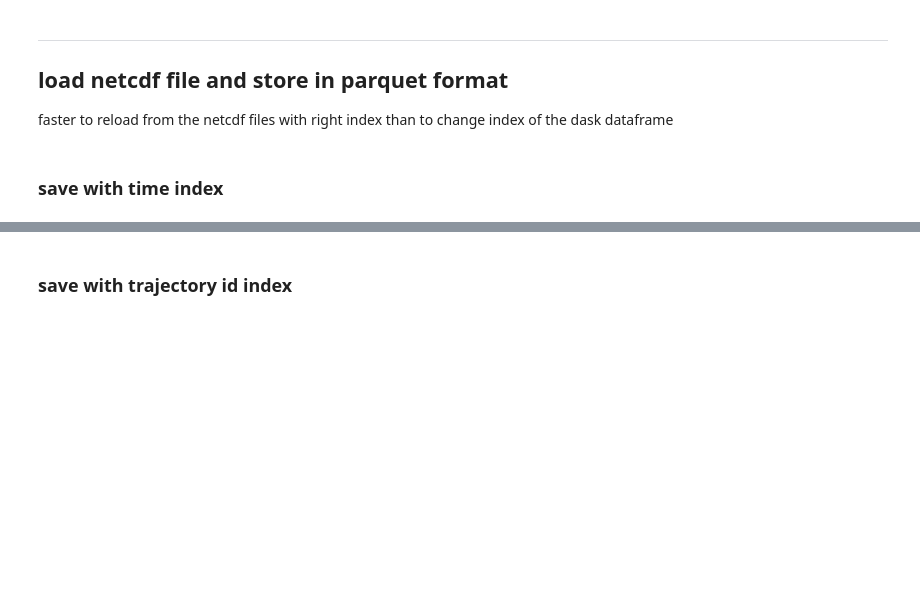
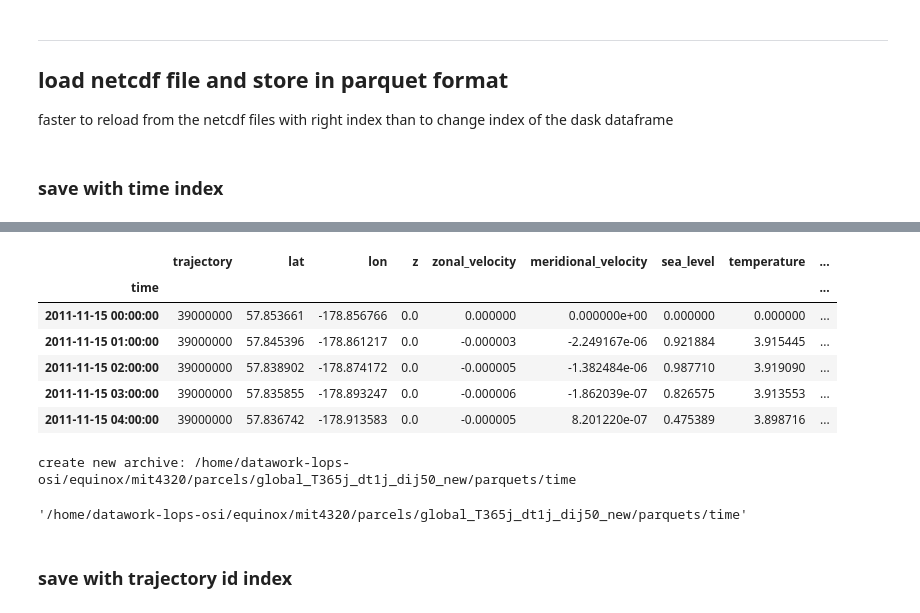
Before and after one commit to apatlpo/mit_equinox, a Jupyter notebook: parcels/parcel_distributed.ipynb, the cells around one changed output, grey strips where cells are left out. Saved outputs shown, nothing was run; the diff lists cells and outputs as text; code cells hidden in the pictures; blank space fills up the shorter version.

```diff
--- a/parcels/parcel_distributed.ipynb
+++ b/parcels/parcel_distributed.ipynb
@@ -369,12 +371,15 @@ plt.colorbar()
 ---
 ## load netcdf file and store in parquet format
 faster to reload from the netcdf files with right index than to change index of the dask dataframe
+# %%
+root_dir = '/home/datawork-lops-osi/equinox/mit4320/parcels/'
+run_name = 'global_T365j_dt1j_dij50_new'
 # %%
 ds, dirs = pa.load_logs(root_dir, run_name)
 # %% [markdown]
 ### save with time index
 # %%
 %%time
-df = pa.load_nc(dirs["run"], index='time')
-pa.store_parquet(dirs["parquets"], df, index='time', overwrite=True)
+df = pa.load_nc(dirs["run"], index='time', persist=True)
+#pa.store_parquet(dirs["parquets"], df, index='time', overwrite=True)
 # %% [output]
@@ -385,0 +388,15 @@ Wall time: 4min 38s
+# %%
+df.head()
+# %% [output]
+|  | trajectory | lat | lon | z | zonal_velocity | meridional_velocity | sea_level | temperature | ... |
+| time |  |  |  |  |  |  |  |  | ... |
+| 2011-11-15 00:00:00 | 39000000 | 57.853661 | -178.856766 | 0.0 | 0.000000 | 0.000000e+00 | 0.000000 | 0.000000 | ... |
+| 2011-11-15 01:00:00 | 39000000 | 57.845396 | -178.861217 | 0.0 | -0.000003 | -2.249167e-06 | 0.921884 | 3.915445 | ... |
+| 2011-11-15 02:00:00 | 39000000 | 57.838902 | -178.874172 | 0.0 | -0.000005 | -1.382484e-06 | 0.987710 | 3.919090 | ... |
+| 2011-11-15 03:00:00 | 39000000 | 57.835855 | -178.893247 | 0.0 | -0.000006 | -1.862039e-07 | 0.826575 | 3.913553 | ... |
+| 2011-11-15 04:00:00 | 39000000 | 57.836742 | -178.913583 | 0.0 | -0.000005 | 8.201220e-07 | 0.475389 | 3.898716 | ... |
+# %%
+pa.store_parquet(dirs["parquets"], df, index='time', overwrite=True)
+# %% [output]
+create new archive: /home/datawork-lops-osi/equinox/mit4320/parcels/global_T365j_dt1j_dij50_new/parquets/time
+'/home/datawork-lops-osi/equinox/mit4320/parcels/global_T365j_dt1j_dij50_new/parquets/time'
```
Also changed, not shown: parts of 13 cells of this notebook, 9 other files.
